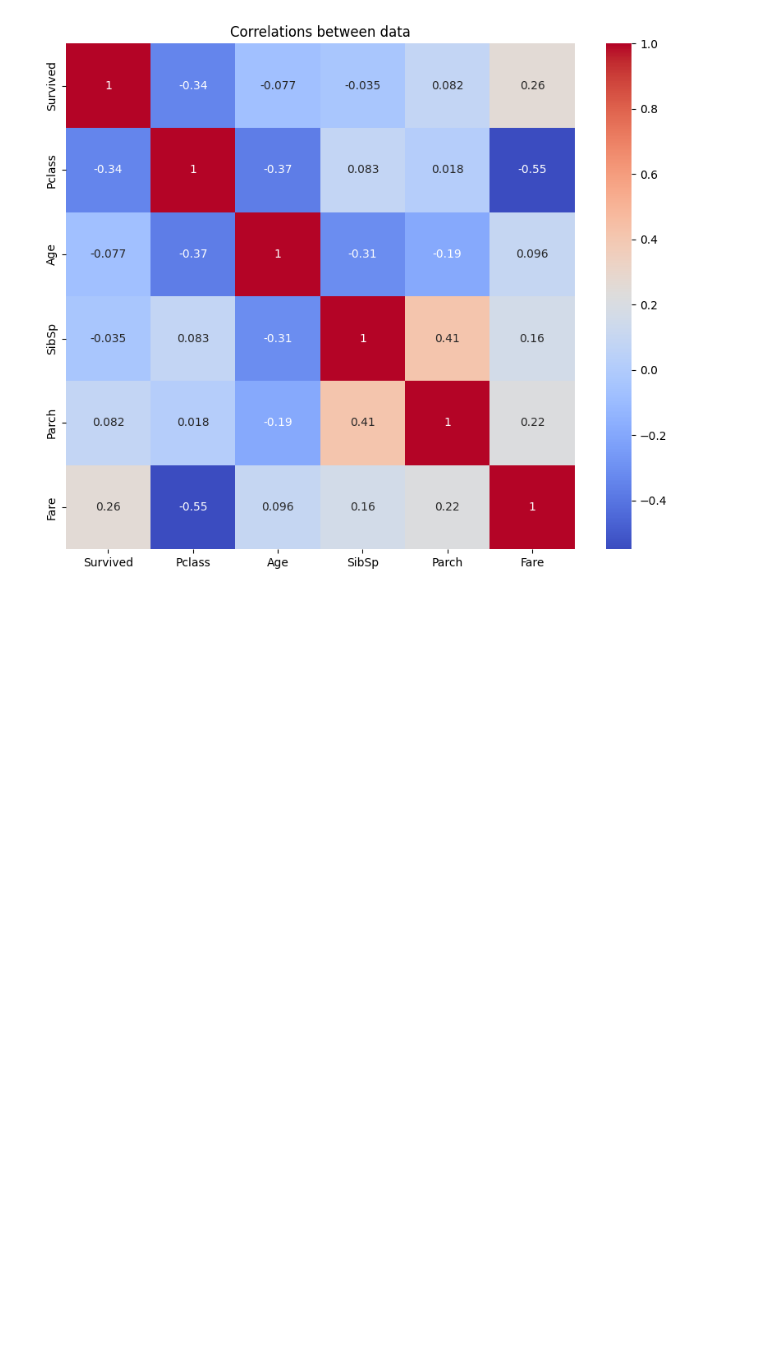
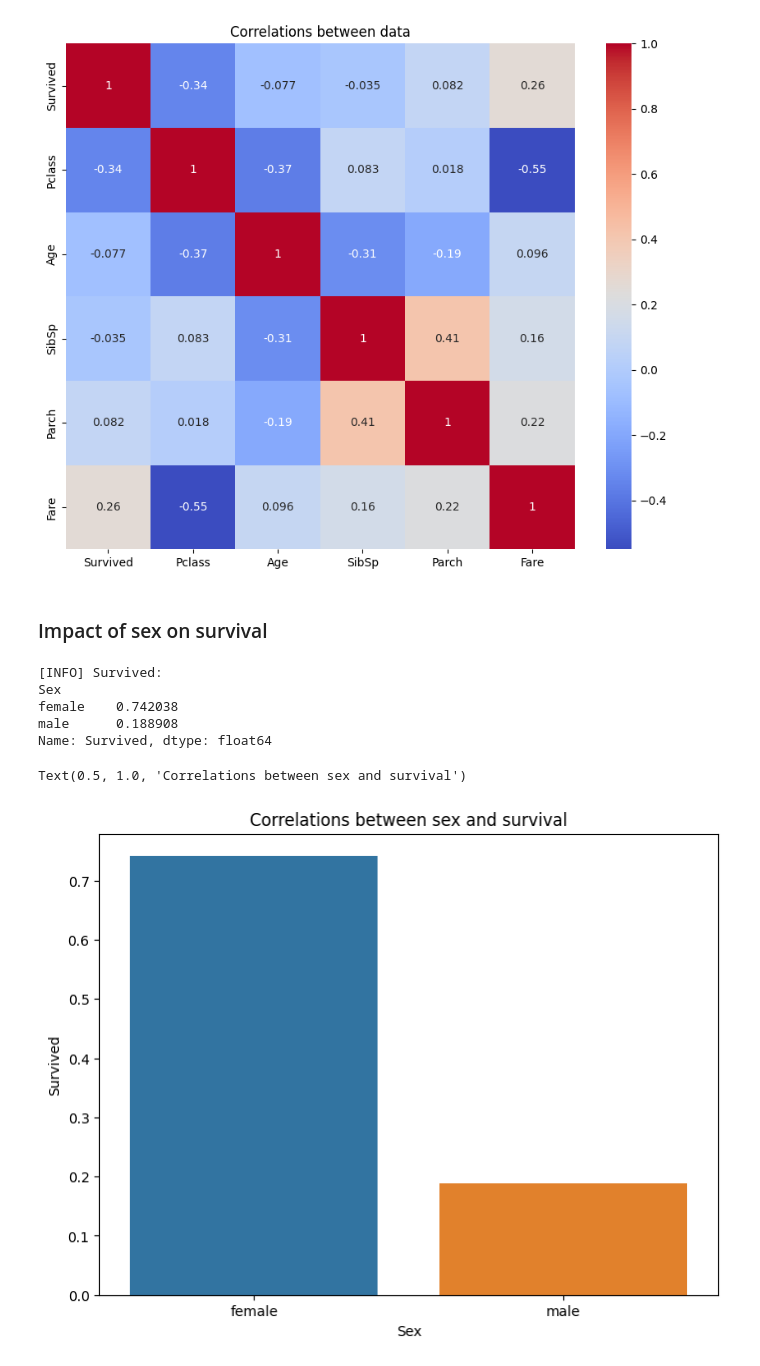
Before and after one commit to Milutin-S/kaggleCompetitions, a Jupyter notebook: Titanic/notes.ipynb, the cells around one changed output. Drawn from its saved outputs; the diff is of its cells as text; code cells hidden in the pictures; blank space fills up the shorter version.

Commit message:
Added data analysis

```diff
--- a/Titanic/notes.ipynb
+++ b/Titanic/notes.ipynb
@@ -144,3 +147,21 @@ sns.heatmap(train_df.corr(), annot=True, cmap='coolwarm')
 # %% [output]
 <AxesSubplot: title={'center': 'Correlations between data'}>
 [figure]
+# %% [markdown]
+### Impact of sex on survival
+# %%
+sex_impact_on_survival = train_df[['Sex', 'Survived']].groupby('Sex')['Survived'].mean()
+print(f"[INFO] Survived:\n{sex_impact_on_survival}")
+# %% [output]
+[INFO] Survived:
+Sex
+female    0.742038
+male      0.188908
+Name: Survived, dtype: float64
+# %%
+plt.figure(figsize=(8,6))
+sns.barplot(x='Sex', y='Survived', data=sex_impact_on_survival.reset_index())
+plt.title('Correlations between sex and survival')
+# %% [output]
+Text(0.5, 1.0, 'Correlations between sex and survival')
+[figure, added]
```
Also changed, not shown: parts of 8 cells of this notebook.
